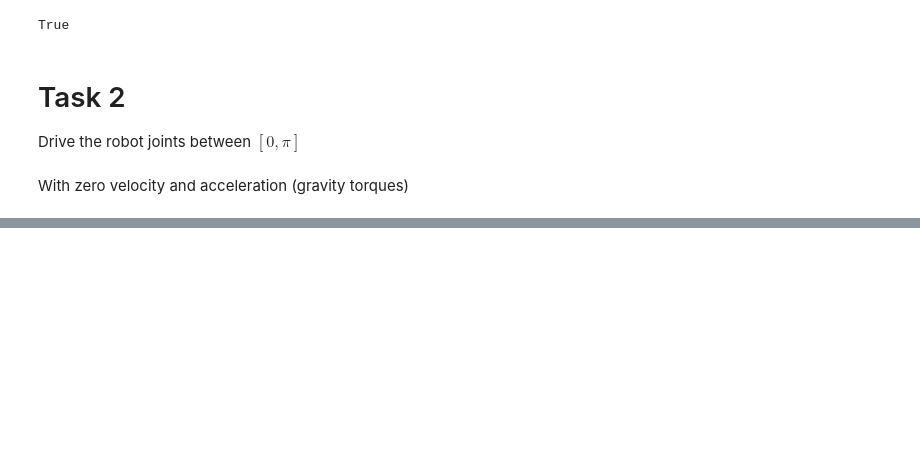
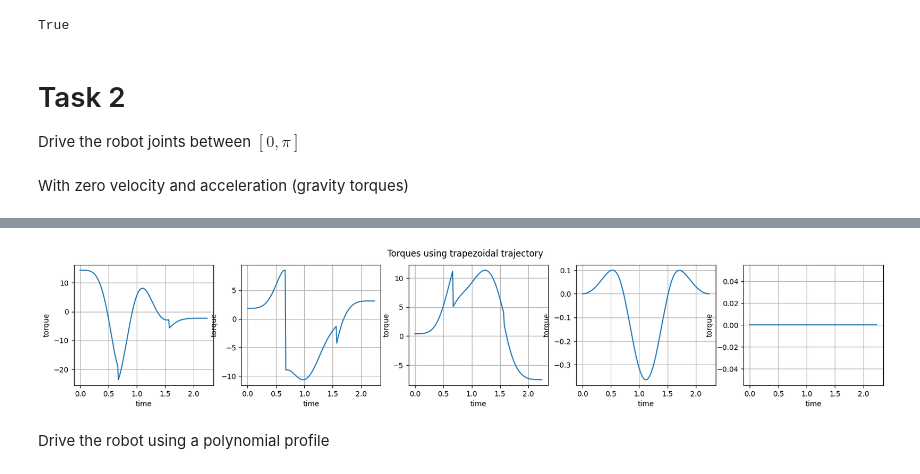
Before and after one commit to EveryoneHATEme/fundamentals_of_robotics, a Jupyter notebook: hw4/solution.ipynb, the cells around one changed output, grey strips where cells are left out. Saved outputs shown, nothing was run; the diff lists cells and outputs as text; code cells hidden in the pictures; blank space fills up the shorter version.

```diff
--- a/hw4/solution.ipynb
+++ b/hw4/solution.ipynb
@@ -195,0 +228,9 @@ points = [np.linspace(0, np.pi) for _ in range(len(general_angles))]
+# %%
+Constraints = namedtuple('Constraints', ['velocity', 'acceleration'])
+constraints = Constraints(2, 3)
+# %%
+def sign(n: float) -> float:
+    if n >= 0:
+        return 1
+    else:
+        return -1
@@ -195,0 +336,28 @@ points = [np.linspace(0, np.pi) for _ in range(len(general_angles))]
+# %%
+torques_history = []
+
+for i in range(len(trajectories[0])):
+    current_positions = np.array([trajectories[j][i] for j in range(len(trajectories) - 1)])
+    current_velocities = np.array([velocities[j][i] for j in range(len(velocities) - 1)])
+    current_accelerations = np.array([accelerations[j][i] for j in range(len(accelerations) - 1)])
+    torques_history.append(get_torques(current_positions, current_velocities, current_accelerations))
+
+torques_history = np.array(torques_history)
+# %%
+import matplotlib.pyplot as plt
+
+figure, axes = plt.subplots(1, 5, figsize=(20, 3))
+
+figure.suptitle('Torques using trapezoidal trajectory')
+
+for timeline, axis, torque in zip(timelines, axes, torques_history.T):
+    axis.plot(timeline, torque)
+    axis.set_xlabel('time')
+    axis.set_ylabel('torque')
+    axis.grid(True)
+
+plt.show()
+# %% [output]
+[figure, added]
+# %% [markdown]
+Drive the robot using a polynomial profile
```
Also changed, not shown: parts of 17 cells of this notebook.
